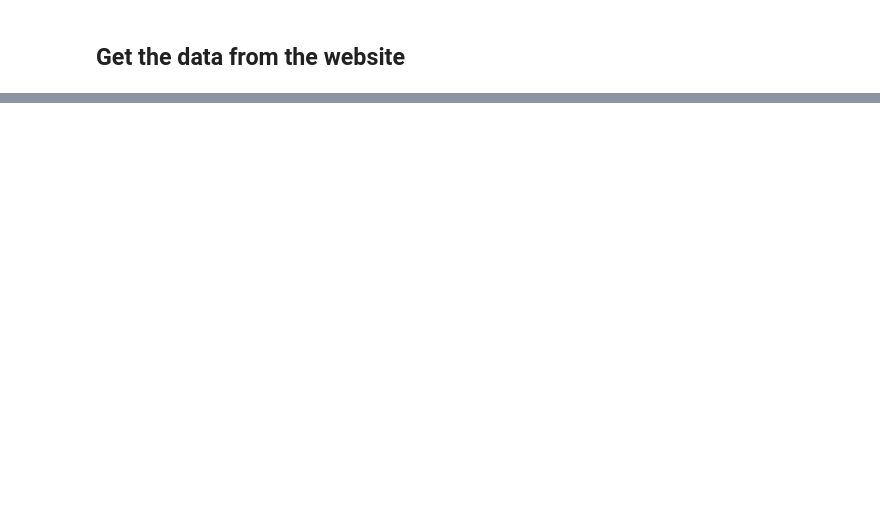
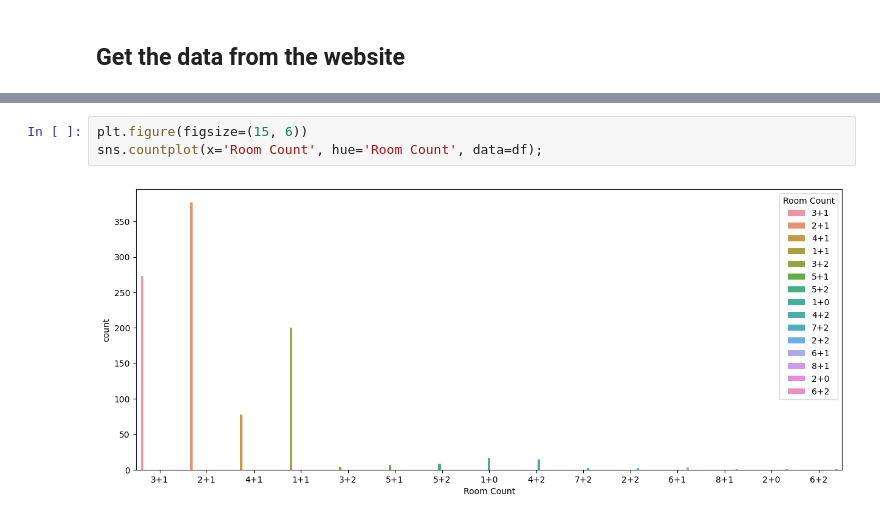
Before and after one commit to efeckgz/AI-Bootcamp, a Jupyter notebook: assignments/Regression Final/zingat.ipynb, the cells around one changed output, grey strips where cells are left out. Cells and saved outputs as stored; diff of their text form; blank space fills up the shorter version.

```diff
--- a/assignments/Regression Final/zingat.ipynb
+++ b/assignments/Regression Final/zingat.ipynb
@@ -73,0 +203,5 @@ soup
+# %%
+plt.figure(figsize=(15, 6))
+sns.countplot(x='Room Count', hue='Room Count', data=df);
+# %% [output]
+[figure, added]
```
Also changed, not shown: parts of 50 cells of this notebook, 5 other files.
